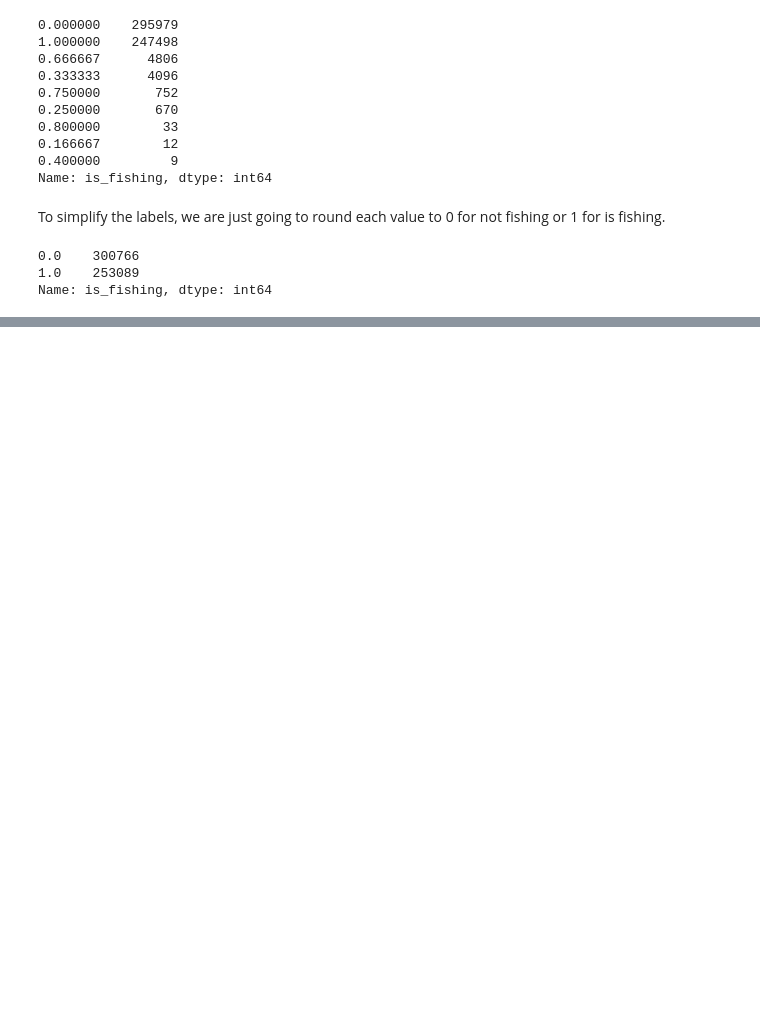
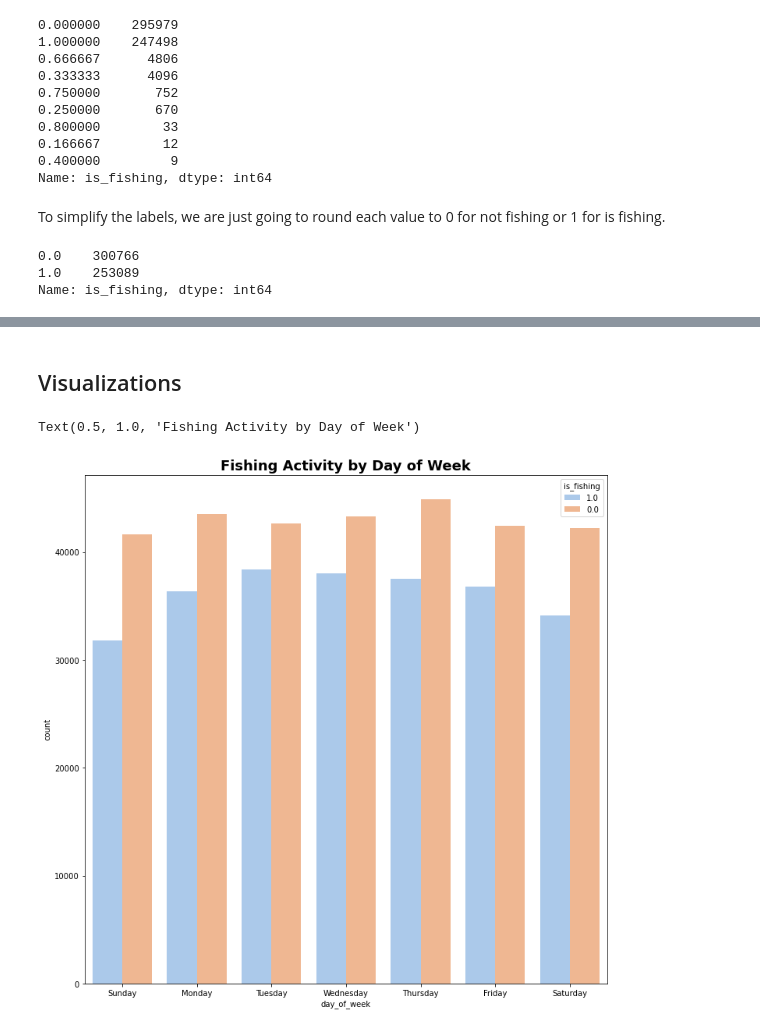
Before and after one commit to seankim658/LSTM-Fishing-Detection, a Jupyter notebook: main-notebook.ipynb, the cells around one changed output, grey strips where cells are left out. Saved outputs shown, nothing was run; the diff lists cells and outputs as text; code cells hidden in the pictures; blank space fills up the shorter version.

```diff
--- a/main-notebook.ipynb
+++ b/main-notebook.ipynb
@@ -938,2 +946,4 @@ Now we need to deal with the categorical data columns.
 # %%
 # one hot encode fishing_type
+train_df = pd.concat([train_df, pd.get_dummies(train_df['fishing_type'])], axis = 1)
+train_df.head()
@@ -939,0 +992,6 @@ Now we need to deal with the categorical data columns.
+# %%
+# since it is only two rows, we'll just drop them
+train_df = train_df[~train_df['speed'].isnull()]
+
+# recheck that there are no more null values
+train_df.isnull().sum()
@@ -939,0 +1038,17 @@ Now we need to deal with the categorical data columns.
+# %% [markdown]
+## Visualizations
+# %%
+# fishing activity by day of the week
+plt.figure(figsize = (12, 12))
+ax = sns.countplot(
+    data = train_df,
+    x = 'day_of_week',
+    hue = 'is_fishing',
+    hue_order = [1.0, 0.0],
+    order = ['Sunday', 'Monday', 'Tuesday', 'Wednesday', 'Thursday', 'Friday', 'Saturday'],
+    palette = 'pastel'
+)
+plt.title('Fishing Activity by Day of Week', fontdict = {'fontsize': 18, 'fontweight': 'bold'})
+# %% [output]
+Text(0.5, 1.0, 'Fishing Activity by Day of Week')
+[figure, added]
```
Also changed, not shown: parts of 34 cells of this notebook.
